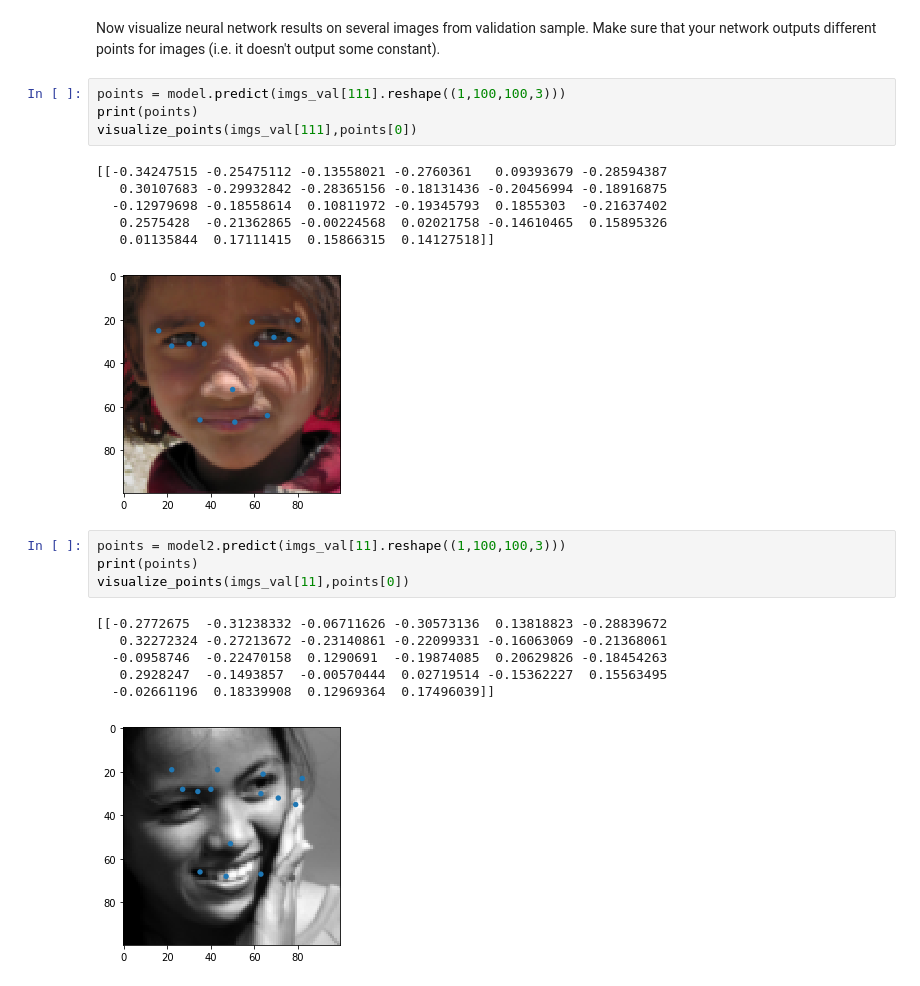
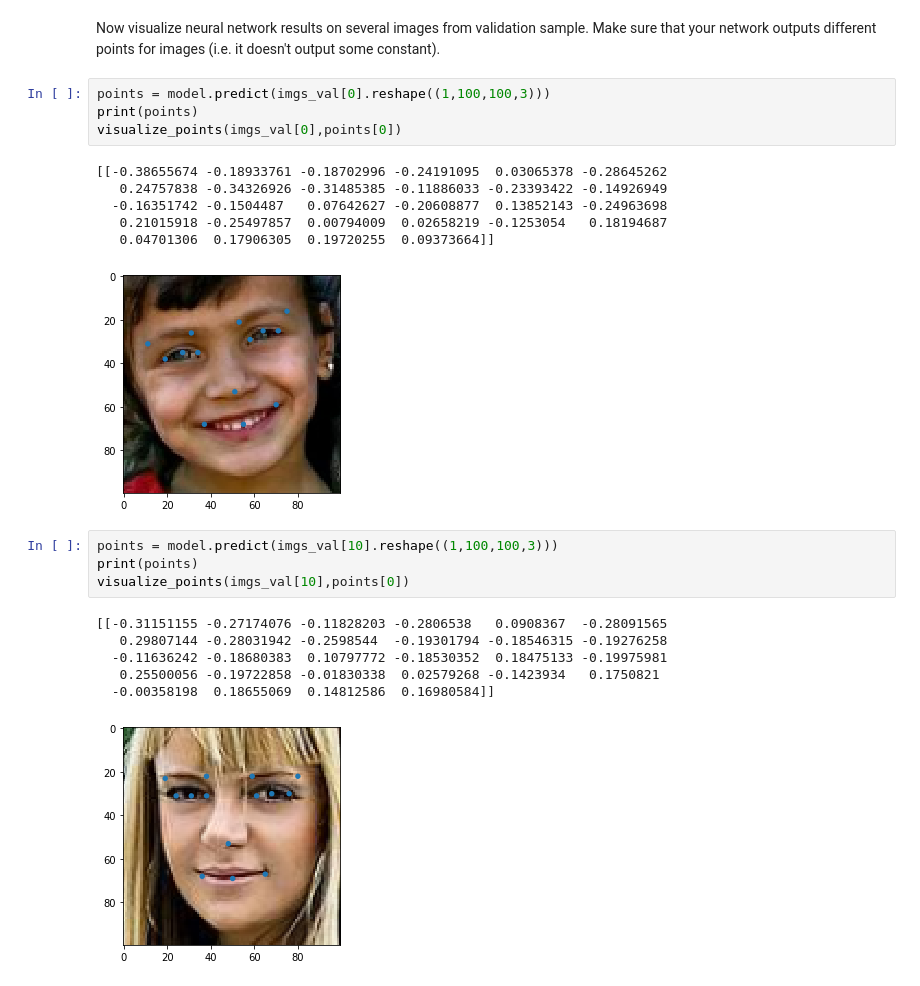
Before and after one commit to cr-bharath/Deep-learning-in-Computer-Vision-Coursera, a Jupyter notebook: Week2/Facial keypoints.ipynb, the cells around one changed output. Cells and saved outputs as stored; diff of their text form.

```diff
--- a/Week2/Facial keypoints.ipynb
+++ b/Week2/Facial keypoints.ipynb
@@ -267,24 +220,24 @@ Epoch 20/20
 # %% [markdown]
 Now visualize neural network results on several images from validation sample. Make sure that your network outputs different points for images (i.e. it doesn't output some constant).
 # %%
-points = model.predict(imgs_val[111].reshape((1,100,100,3)))
+points = model.predict(imgs_val[0].reshape((1,100,100,3)))
 print(points)
-visualize_points(imgs_val[111],points[0])
+visualize_points(imgs_val[0],points[0])
 # %% [output]
-[[-0.34247515 -0.25475112 -0.13558021 -0.2760361   0.09393679 -0.28594387
-   0.30107683 -0.29932842 -0.28365156 -0.18131436 -0.20456994 -0.18916875
-  -0.12979698 -0.18558614  0.10811972 -0.19345793  0.1855303  -0.21637402
-   0.2575428  -0.21362865 -0.00224568  0.02021758 -0.14610465  0.15895326
-   0.01135844  0.17111415  0.15866315  0.14127518]]
+[[-0.38655674 -0.18933761 -0.18702996 -0.24191095  0.03065378 -0.28645262
+   0.24757838 -0.34326926 -0.31485385 -0.11886033 -0.23393422 -0.14926949
+  -0.16351742 -0.1504487   0.07642627 -0.20608877  0.13852143 -0.24963698
+   0.21015918 -0.25497857  0.00794009  0.02658219 -0.1253054   0.18194687
+   0.04701306  0.17906305  0.19720255  0.09373664]]
-[figure, old version]
+[figure, new version]
 # %%
-points = model2.predict(imgs_val[11].reshape((1,100,100,3)))
+points = model.predict(imgs_val[10].reshape((1,100,100,3)))
 print(points)
-visualize_points(imgs_val[11],points[0])
+visualize_points(imgs_val[10],points[0])
 # %% [output]
-[[-0.2772675  -0.31238332 -0.06711626 -0.30573136  0.13818823 -0.28839672
-   0.32272324 -0.27213672 -0.23140861 -0.22099331 -0.16063069 -0.21368061
-  -0.0958746  -0.22470158  0.1290691  -0.19874085  0.20629826 -0.18454263
-   0.2928247  -0.1493857  -0.00570444  0.02719514 -0.15362227  0.15563495
-  -0.02661196  0.18339908  0.12969364  0.17496039]]
+[[-0.31151155 -0.27174076 -0.11828203 -0.2806538   0.0908367  -0.28091565
+   0.29807144 -0.28031942 -0.2598544  -0.19301794 -0.18546315 -0.19276258
+  -0.11636242 -0.18680383  0.10797772 -0.18530352  0.18475133 -0.19975981
+   0.25500056 -0.19722858 -0.01830338  0.02579268 -0.1423934   0.1750821
+  -0.00358198  0.18655069  0.14812586  0.16980584]]
-[figure, old version]
+[figure, new version]
```
Also changed, not shown: parts of 3 cells of this notebook.
